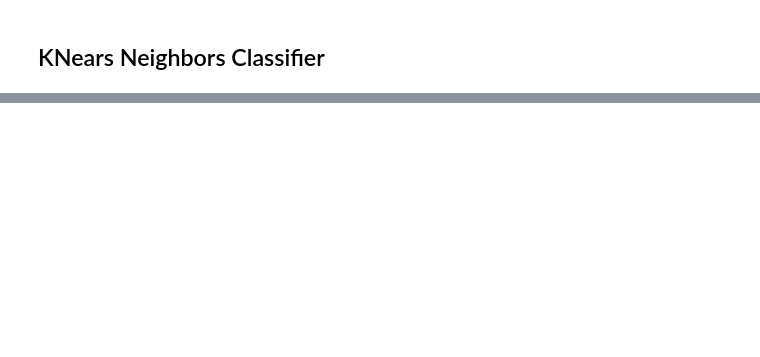
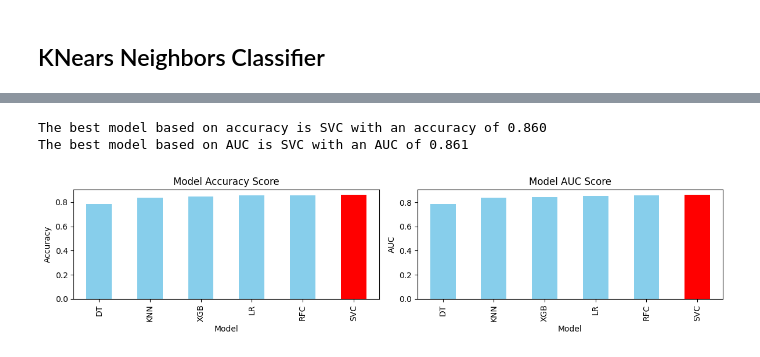
Before and after one commit to MorrisSimons/SCH_spotify_ml_project, a Jupyter notebook: largeset_version/main.ipynb, the cells around one changed output, grey strips where cells are left out. Cells and saved outputs as stored; diff of their text form; code cells hidden in the pictures; blank space fills up the shorter version.

```diff
--- a/largeset_version/main.ipynb
+++ b/largeset_version/main.ipynb
@@ -521,9 +804,9 @@ X_train_pca_optimal, X_test_pca_optimal
 X_train_normal = X_train[features]
 X_test_normal = X_test[features]
 # %%
-# Convert miss or hit to 0 or 1
-y_train = y_train.replace({'miss': 0, 'hit': 1})
-y_test = y_test.replace({'miss': 0, 'hit': 1})
+# Convert flop or bop to 0 or 1
+y_train = y_train.replace({'flop': 0, 'bop': 1})
+y_test = y_test.replace({'flop': 0, 'bop': 1})
 # %% [markdown]
 ## Random Forest Classifier
 # %%
@@ -547,12 +836,3 @@ print("AUC: " + str(SVC_AUC))
-# %%
-# With PCA
-SVC_Model = SVC()
-SVC_Model.fit(X_train_pca_optimal, y_train)
-SVC_Predict = SVC_Model.predict(X_test_pca_optimal)
-SVC_Accuracy = accuracy_score(y_test, SVC_Predict)
-print("Accuracy: " + str(SVC_Accuracy))
-SVC_AUC = roc_auc_score(y_test, SVC_Predict)
-print("AUC: " + str(SVC_AUC))
 # %% [markdown]
 ## XGBoost
 # %%
@@ -586,12 +875,3 @@ print("AUC: " + str(DT_AUC))
-# %%
-# whit PCA
-DT_Model = DecisionTreeClassifier()
-DT_Model.fit(X_train_pca_optimal, y_train)
-DT_Predict = DT_Model.predict(X_test_pca_optimal)
-DT_Accuracy = accuracy_score(y_test, DT_Predict)
-print("Accuracy: " + str(DT_Accuracy))
-DT_AUC = roc_auc_score(y_test, DT_Predict)
-print("AUC: " + str(DT_AUC))
 # %% [markdown]
 ## KNears Neighbors Classifier
 # %%
@@ -605,46 +888,37 @@ print("AUC: " + str(KNN_AUC))
-# %%
-# With PCA
-KNN_Model = KNeighborsClassifier()
-KNN_Model.fit(X_train_pca_optimal, y_train)
-KNN_Predict = KNN_Model.predict(X_test_pca_optimal)
-KNN_Accuracy = accuracy_score(y_test, KNN_Predict)
-print("Accuracy: " + str(KNN_Accuracy))
-KNN_AUC = roc_auc_score(y_test, KNN_Predict)
-print("AUC: " + str(KNN_AUC))
 # %%
 # plot ascending in accuracy and then an plot for AUC
 models = ['RFC', 'SVC', 'XGB', 'LR', 'DT', 'KNN']
 accuracy = [RFC_Accuracy, SVC_Accuracy, XGB_Accuracy, LR_Accuracy, DT_Accuracy, KNN_Accuracy]
 auc = [RFC_AUC, SVC_AUC, XGB_AUC, LR_AUC, DT_AUC, KNN_AUC]
 
 accuracy_df = pd.DataFrame({'Model': models, 'Accuracy': accuracy})
 auc_df = pd.DataFrame({'Model': models, 'AUC': auc})
 
 accuracy_df = accuracy_df.sort_values(by='Accuracy', ascending=True)
 auc_df = auc_df.sort_values(by='AUC', ascending=True)
 
 best_model_accuracy = accuracy_df.iloc[-1]['Model']
 best_model_AUC = auc_df.iloc[-1]['Model']
 
 print(f"The best model based on accuracy is {best_model_accuracy} with an accuracy of {accuracy_df.iloc[-1]['Accuracy']:.3f}")
 print(f"The best model based on AUC is {best_model_AUC} with an AUC of {auc_df.iloc[-1]['AUC']:.3f}")
 
 color_accuracy = ['skyblue' if model != best_model_accuracy else 'red' for model in accuracy_df['Model']]
 color_auc = ['skyblue' if model != best_model_AUC else 'red' for model in auc_df['Model']]
 
 # plot in subplots color the best model
 fig, ax = plt.subplots(1, 2, figsize=(12, 3))
 
 accuracy_df.plot(kind='bar', x='Model', y='Accuracy', ax=ax[0], legend=False, color=color_accuracy)
 ax[0].set_title('Model Accuracy Score')
 ax[0].set_ylabel('Accuracy')
 
 auc_df.plot(kind='bar', x='Model', y='AUC', ax=ax[1], legend=False, color=color_auc)
 ax[1].set_title('Model AUC Score')
 ax[1].set_ylabel('AUC')
 
 plt.tight_layout()
-plt.show()
-
-# list format for the best model
-accuracy_df.sort_values(by='Accuracy', ascending=False), auc_df.sort_values(by='AUC', ascending=False)
+# %% [output]
+The best model based on accuracy is SVC with an accuracy of 0.860
+The best model based on AUC is SVC with an AUC of 0.861
+[figure, added]
```
Also changed, not shown: parts of 44 cells of this notebook.
